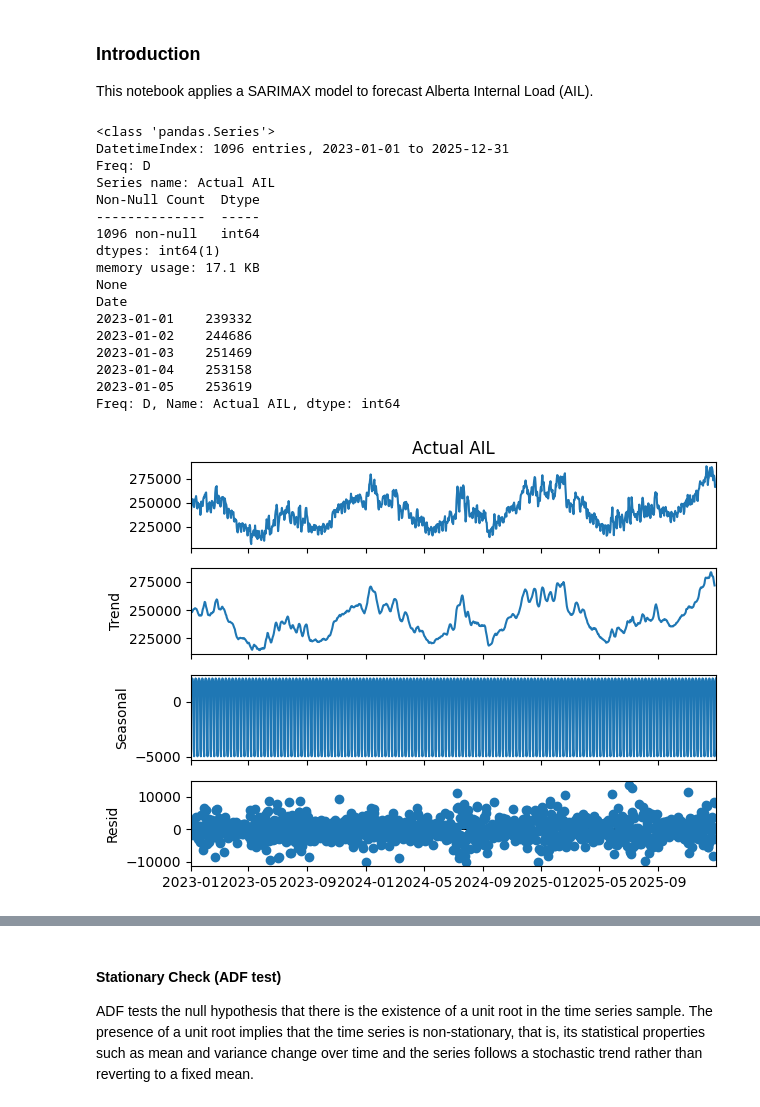
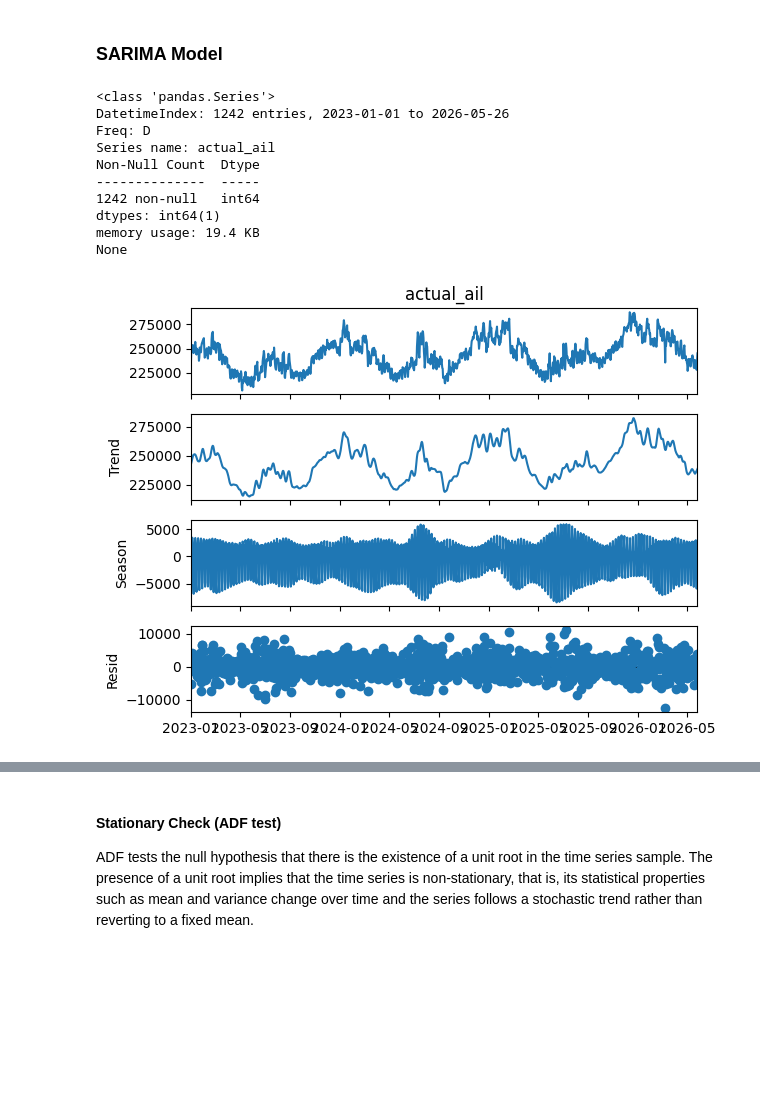
Before and after one commit to rchlmlngt/Alberta-Power-Market-Analysis, a Jupyter notebook: SARIMADailyDemandModel.ipynb, the cells around one changed output, grey strips where cells are left out. Saved outputs shown, nothing was run; the diff lists cells and outputs as text; code cells hidden in the pictures; blank space fills up the shorter version.

Commit message:
Updated data source.

```diff
--- a/SARIMADailyDemandModel.ipynb
+++ b/SARIMADailyDemandModel.ipynb
@@ -1,56 +1,50 @@
 # %% [markdown]
-### Introduction
-This notebook applies a SARIMAX model to forecast Alberta Internal Load (AIL).
+### SARIMA Model
 # %%
 # Demand forecast
 import pandas as pd
 import numpy as np
+from babel.dates import parse_date
 from statsmodels.tsa.statespace.sarimax import SARIMAX
 from statsmodels.tsa.stattools import adfuller
 from statsmodels.graphics.tsaplots import plot_acf, plot_pacf
 from statsmodels.tsa.seasonal import seasonal_decompose
 import matplotlib.pyplot as plt
+from statsmodels.tsa.seasonal import STL
 from sklearn.metrics import mean_absolute_error, mean_squared_error, r2_score
 
 ################### Load Data #####################################
-df = pd.read_csv('2023ActualForecastData.csv')
-df1 = pd.read_csv('2024ActualForecastData.csv')
-df2 = pd.read_csv('2025ActualForecastData.csv')
-AIL = pd.concat([df, df1, df2])
-AIL['Date'] = pd.to_datetime(AIL['Date'])
-AIL_indexed = AIL.set_index('Date')
-daily_sum = AIL_indexed['Actual AIL'].resample('D').sum()
-daily_count = AIL_indexed['Actual AIL'].resample('D').count()
-# Keep only weeks with the typical (modal) number of observations
+AIL = pd.read_csv('ActualForecastData.csv', parse_dates=['date_he'])
+AIL_indexed = AIL.set_index('date_he')
+daily_sum = AIL_indexed['actual_ail'].resample('D').sum()
+daily_count = AIL_indexed['actual_ail'].resample('D').count()
 
 # Create time series.
 # Keep weeks within ±1 hour of full (handles DST: 167 and 169 are both valid)
 # Keep only days with full observations (handles DST: 23 or 25 hours)
-full_day = daily_count.mode()[0]  # typically 24
+AIL = pd.read_csv('ActualForecastData.csv', parse_dates=['date_he'])
+AIL_indexed = AIL.set_index('date_he')
+daily_sum = AIL_indexed['actual_ail'].resample('D').sum()
+daily_count = AIL_indexed['actual_ail'].resample('D').count()
+
+full_day = daily_count.mode()[0]
 demand_data = daily_sum[(daily_count >= full_day - 1) & (daily_count <= full_day + 1)]
 print(demand_data.info())
-print(demand_data.head())
 
-
-# Decompose time series into trend, seasonal and residual component
-result = seasonal_decompose(demand_data, model='additive', period=7)
+stl = STL(demand_data, period=7, seasonal=13)
+result = stl.fit()
 result.plot()
+plt.tight_layout()
+plt.show()
 # %% [output]
 <class 'pandas.Series'>
-DatetimeIndex: 1096 entries, 2023-01-01 to 2025-12-31
+DatetimeIndex: 1242 entries, 2023-01-01 to 2026-05-26
 Freq: D
-Series name: Actual AIL
+Series name: actual_ail
 Non-Null Count  Dtype
 --------------  -----
-1096 non-null   int64
+1242 non-null   int64
 dtypes: int64(1)
-memory usage: 17.1 KB
+memory usage: 19.4 KB
 None
-Date
-2023-01-01    239332
-2023-01-02    244686
-2023-01-03    251469
-2023-01-04    253158
-2023-01-05    253619
-Freq: D, Name: Actual AIL, dtype: int64
-[figure, old version]
+[figure, new version]
```
Also changed, not shown: parts of 5 cells of this notebook, 1 other file.
